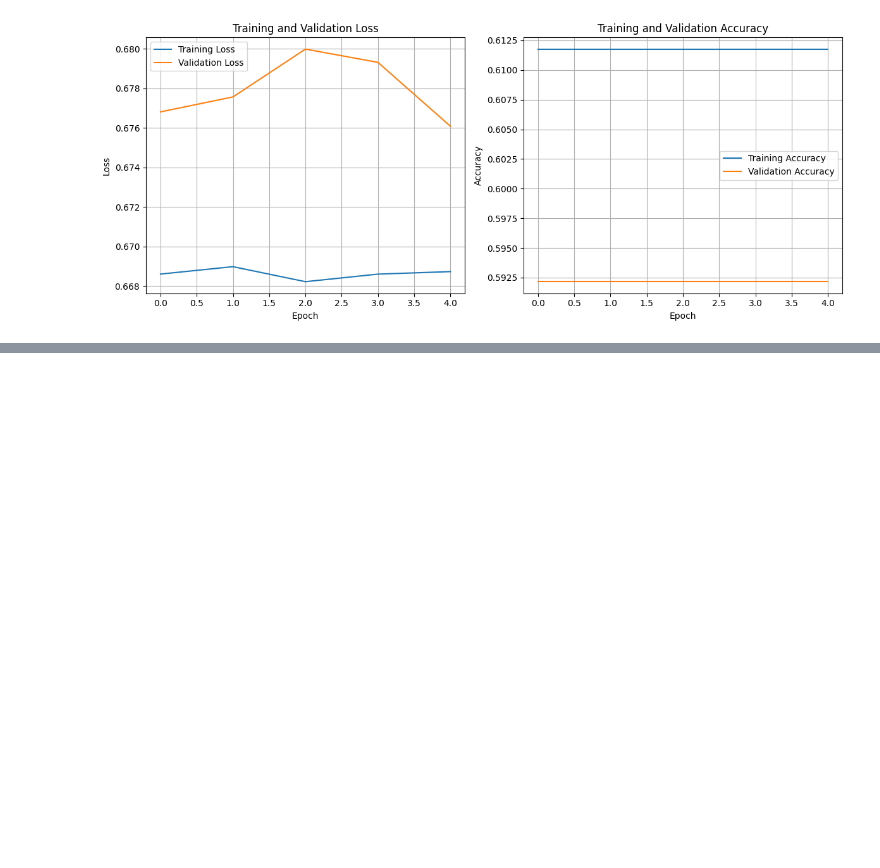
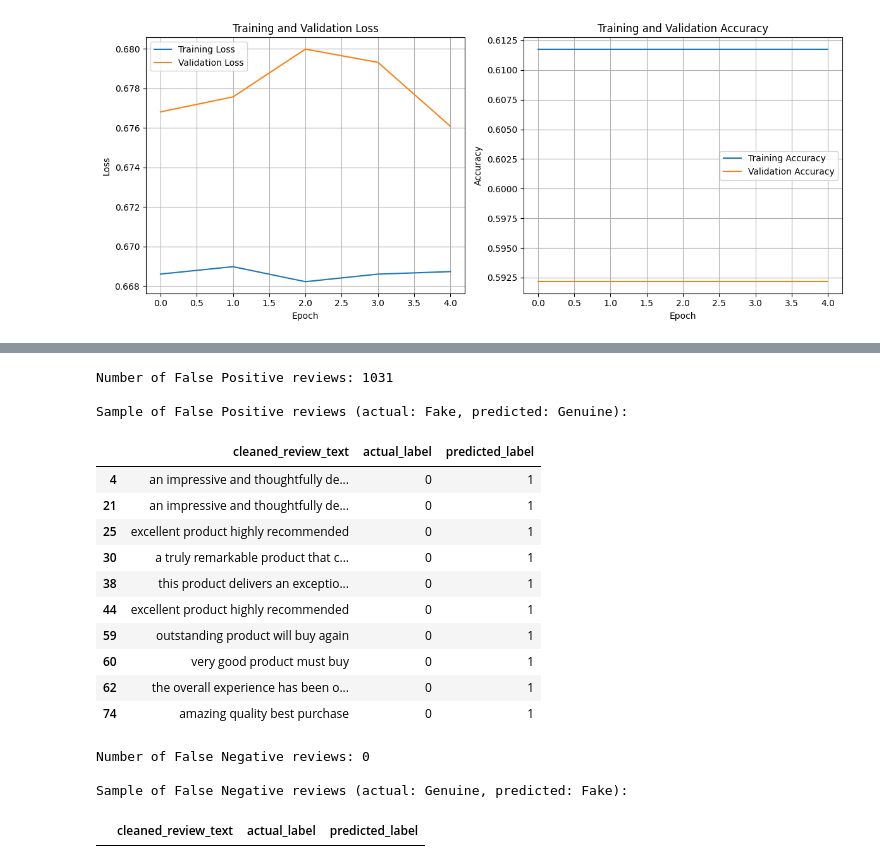
Before and after one commit to abilashkannanv/AIML, a Jupyter notebook: TrustCart_Phase2_Fake_Review_Detection.ipynb, the cells around one changed output, grey strips where cells are left out. Saved outputs shown, nothing was run; the diff lists cells and outputs as text; code cells hidden in the pictures; blank space fills up the shorter version.

```diff
--- a/TrustCart_Phase2_Fake_Review_Detection.ipynb
+++ b/TrustCart_Phase2_Fake_Review_Detection.ipynb
@@ -578,0 +653,33 @@ Conclusion: The model is too simplistic or has insufficient capacity to learn th
+# %%
+# Filter for reviews that are actually 'Fake' (0) but predicted as 'Genuine' (1)
+false_positives = misclassified_reviews[misclassified_reviews['actual_label'] == 0]
+
+print(f"Number of False Positive reviews: {len(false_positives)}")
+print("\nSample of False Positive reviews (actual: Fake, predicted: Genuine):")
+display(false_positives[['cleaned_review_text', 'actual_label', 'predicted_label']].head(10))
+
+# If there are any False Negatives (Actual: Genuine, Predicted: Fake), which is unlikely given current model behavior
+false_negatives = misclassified_reviews[misclassified_reviews['actual_label'] == 1]
+
+print(f"Number of False Negative reviews: {len(false_negatives)}")
+print("\nSample of False Negative reviews (actual: Genuine, predicted: Fake):")
+display(false_negatives[['cleaned_review_text', 'actual_label', 'predicted_label']].head(10))
+# %% [output]
+Number of False Positive reviews: 1031
+
+Sample of False Positive reviews (actual: Fake, predicted: Genuine):
+|  | cleaned_review_text | actual_label | predicted_label |
+| 4 | an impressive and thoughtfully de... | 0 | 1 |
+| 21 | an impressive and thoughtfully de... | 0 | 1 |
+| 25 | excellent product highly recommended | 0 | 1 |
+| 30 | a truly remarkable product that c... | 0 | 1 |
+| 38 | this product delivers an exceptio... | 0 | 1 |
+| 44 | excellent product highly recommended | 0 | 1 |
+| 59 | outstanding product will buy again | 0 | 1 |
+| 60 | very good product must buy | 0 | 1 |
+| 62 | the overall experience has been o... | 0 | 1 |
+| 74 | amazing quality best purchase | 0 | 1 |
+Number of False Negative reviews: 0
+
+Sample of False Negative reviews (actual: Genuine, predicted: Fake):
+|  | cleaned_review_text | actual_label | predicted_label |
```
Also changed, not shown: parts of 7 cells of this notebook.
